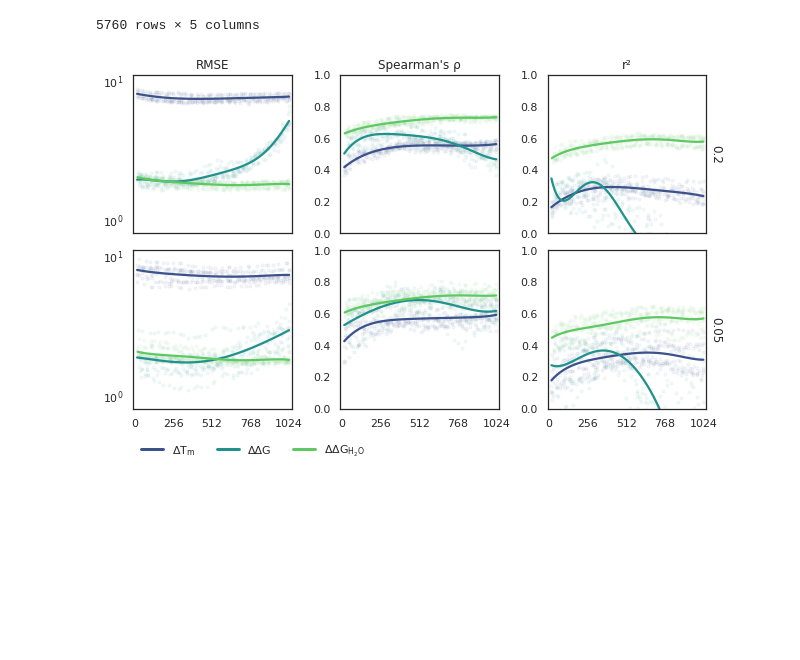
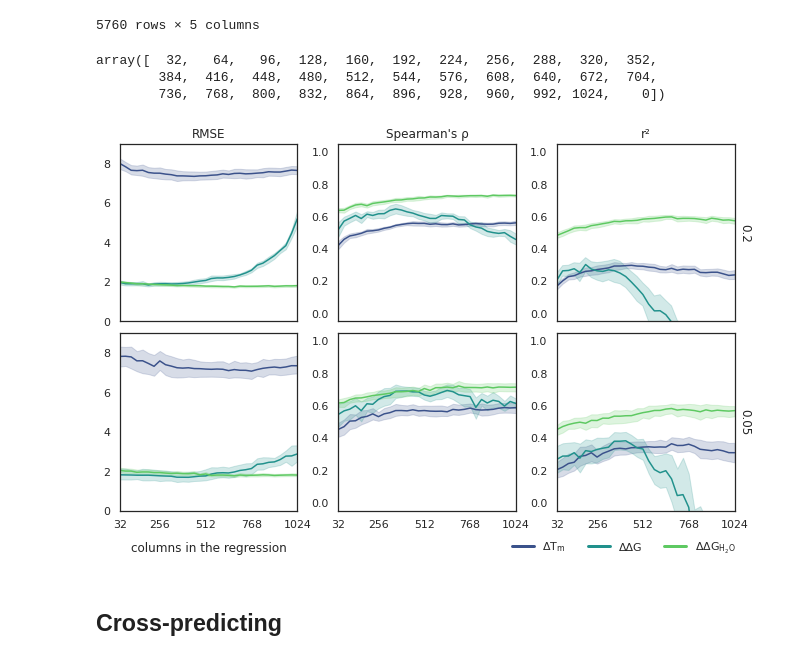
Before and after one commit to lkndl/mapra, a Jupyter notebook: mapra/7_simplify.ipynb, the cells around one changed output. Cells and saved outputs as stored; diff of their text form; code cells hidden in the pictures; blank space fills up the shorter version.

```diff
--- a/mapra/7_simplify.ipynb
+++ b/mapra/7_simplify.ipynb
@@ -485,15 +490,15 @@ TypeError: No loop matching the specified signature and casting was found for uf
 # %%
+# re-plot using existing csvs dataframes
 dfs = list()
 for test_size in [.2, .05]:
     ndf = pd.read_csv(Path('.').resolve().parent
-                      / 'txts' / f'cors_all_{test_size}.csv')\
-        .drop(columns=['Unnamed: 0'])
+                      / 'txts' / f'cors_all_{test_size}.csv').drop(columns=['Unnamed: 0'])
     if 'metric' in ndf.columns:
         ndf = ndf.drop(columns=['metric', 'y'])
         ndf = ndf.loc[~pd.isna(ndf.RMSE)]
     ndf['test_size'] = test_size
     ndf.to_csv(Path('.').resolve().parent
-                      / 'txts' / f'cors_all_{test_size}.csv')
+               / 'txts' / f'cors_all_{test_size}.csv')
     ndf = ndf.melt(id_vars=['delta', 'x', 'test_size'],
                    value_name='y', var_name='metric')
     dfs.append(ndf)
@@ -514,52 +519,76 @@ df
 | 2878 | h2o | 991 | 0.05 | r2 | 0.618344 |
 | 2879 | h2o | 1016 | 0.05 | r2 | 0.619741 |
 5760 rows × 5 columns
+# %%
+step = 32
+def to_step(k):
+    rmd = k % step
+    if rmd == 0:
+        return k
+    elif rmd <= step / 2:
+        return k - rmd
+    elif rmd > step / 2:
+        return k - rmd + step
+# %%
+assert False
+df['x_old'] = df.x
+df.x = df.x.apply(to_step)
+# %%
+df.x.unique()
+# %% [output]
+array([  32,   64,   96,  128,  160,  192,  224,  256,  288,  320,  352,
+        384,  416,  448,  480,  512,  544,  576,  608,  640,  672,  704,
+        736,  768,  800,  832,  864,  896,  928,  960,  992, 1024,    0])
 # %%
 sns.set_theme(style='white')
 import matplotlib.lines as mlines
+
 relabel = lambda legend: [t.set_text(data.tex_lookup[t.get_text()]) for t in legend.texts]
 
 g = sns.FacetGrid(data=df,  # col='delta', col_order=delta_labels,
                   row='test_size', row_order=[.2, .05],
                   col='metric', col_order=['RMSE', 'spearman', 'r2'],
-                  height=3, # aspect=1,
+                  height=3.2,  # aspect=1,
                   hue='delta', hue_order=delta_labels, palette='viridis',
                   margin_titles=True, sharex=True, sharey='col')
-g.map_dataframe(sns.regplot, x='x', y='y', fit_reg=True,
-                order=5, ci=False, # x_bins=16,
-                scatter_kws={'s': 10, 'alpha': .05})
+g.map_dataframe(sns.lineplot, x='x', y='y', style='delta', markers=False, dashes=False)
+# scatter_kws={'s': 10, 'alpha': .05})
 
 # mess around with the legend
 cmap = sns.color_palette('viridis', 3)
 handles = list()
 for de, co in zip(delta_labels, cmap):
-    handles.append(mlines.Line2D([],[], color=co, label=data.tex_lookup[de], linewidth=3))
+    handles.append(mlines.Line2D([], [], color=co, label=data.tex_lookup[de], linewidth=3))
 
-g.add_legend(title='', bbox_to_anchor=(.32, .02), ncol=3,
+g.add_legend(title='', bbox_to_anchor=(.72, .025), ncol=3,
              handles=handles)
 
-g.set(xticks=[0, 256, 512, 768, 1024])
-g.set(xlim=(-10, 1040))
+g.set(xticks=[32, 256, 512, 768, 1024])
+g.set(xlim=(32, 1024))
 
 for j in [1, 2]:
     for ax in g.axes[:, j]:
-        ax.set(ylim=(0, 1), yticks=[0, .2, .4, .6, .8, 1])
+        ax.set(ylim=(-.05, 1.05), yticks=[0, .2, .4, .6, .8, 1])
 for ax in g.axes[:, 0]:
-    ax.set_yscale('log')
-    ax.set(ylim=(.8,11))
+    # ax.set_yscale('log')
+    ax.set(ylim=(0, 9))
 
 g.set_titles(col_template='', row_template='{row_name}')
 for ax, lab in zip(g.axes[0, :], ['RMSE', 'Spearman\'s ρ', 'r²']):
     ax.set_title(lab)
 
 for ax in g.axes.flatten():
     ax.set(box_aspect=1)
     # Drawing the frame
     for _, spine in ax.spines.items():
         spine.set_visible(True)
 
+g.axes[1, 0].set_xlabel('columns in the regression', labelpad=12)
+
 # g.tight_layout()
 g.fig.subplots_adjust(hspace=-.1)
-save(g, f'facetgrid_loops_test_both_better.png')
+save(g, f'facetgrid_loops_test_both_best.png')
 # %% [output]
-[figure, old version]
+[figure, new version]
+# %% [markdown]
+## Cross-predicting
```
Also changed, not shown: parts of 20 cells of this notebook, 5 other files.
